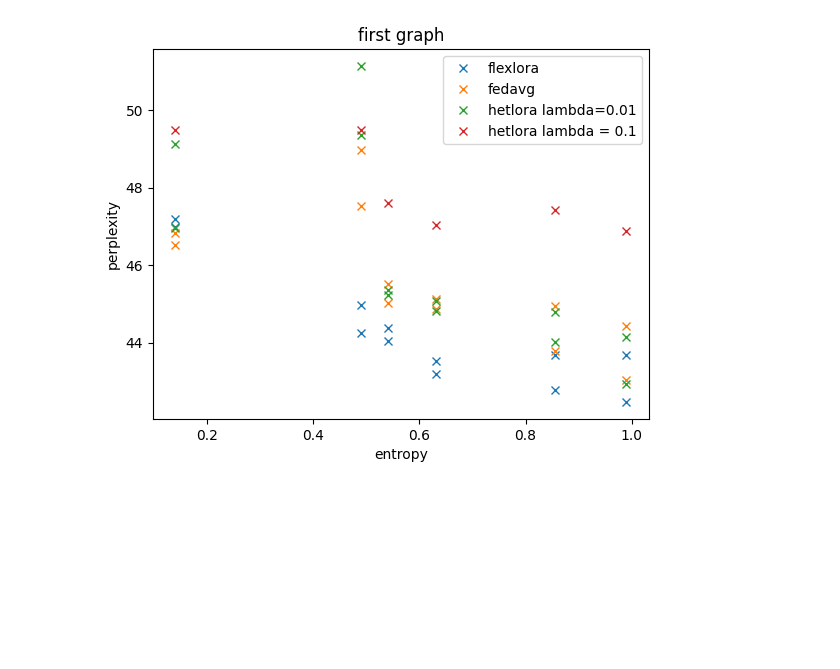
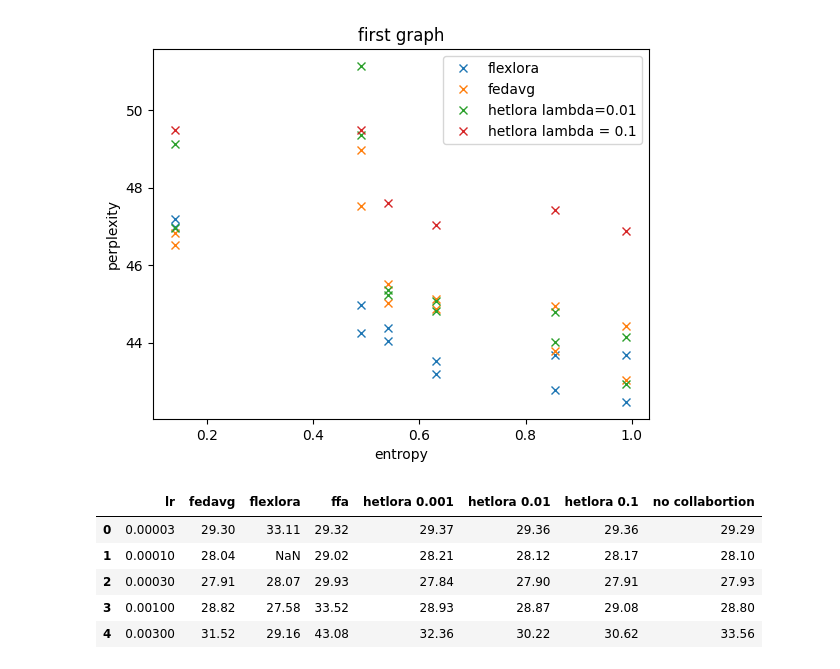
Before and after one commit to Matthew2357/project, a Jupyter notebook: first_graphs.ipynb, the cells around one changed output. Cells and saved outputs as stored; diff of their text form; code cells hidden in the pictures; blank space fills up the shorter version.

```diff
--- a/first_graphs.ipynb
+++ b/first_graphs.ipynb
@@ -101,0 +116,9 @@ plt.show()
+# %%
+df_hyp
+# %% [output]
+|  | lr | fedavg | flexlora | ffa | hetlora 0.001 | hetlora 0.01 | hetlora 0.1 | no collabortion |
+| 0 | 0.00003 | 29.30 | 33.11 | 29.32 | 29.37 | 29.36 | 29.36 | 29.29 |
+| 1 | 0.00010 | 28.04 | NaN | 29.02 | 28.21 | 28.12 | 28.17 | 28.10 |
+| 2 | 0.00030 | 27.91 | 28.07 | 29.93 | 27.84 | 27.90 | 27.91 | 27.93 |
+| 3 | 0.00100 | 28.82 | 27.58 | 33.52 | 28.93 | 28.87 | 29.08 | 28.80 |
+| 4 | 0.00300 | 31.52 | 29.16 | 43.08 | 32.36 | 30.22 | 30.62 | 33.56 |
```
Also changed, not shown: parts of 3 cells of this notebook, 6 other files.
